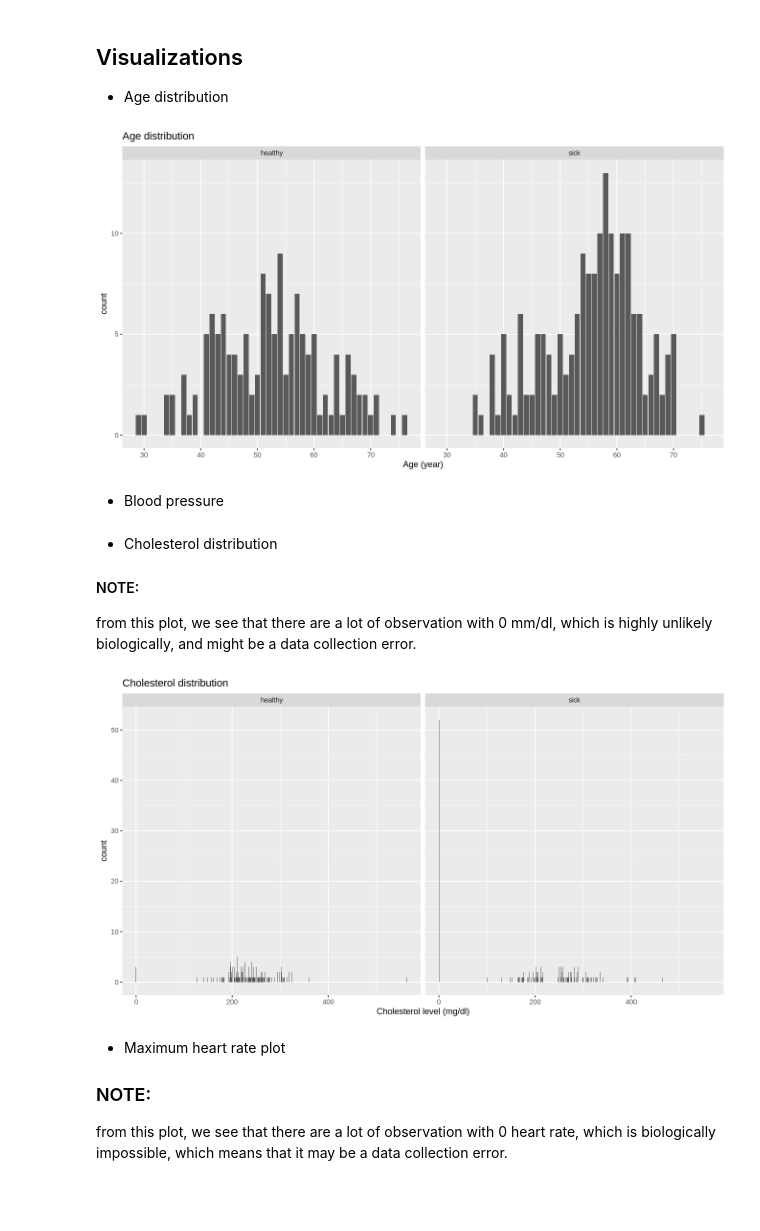
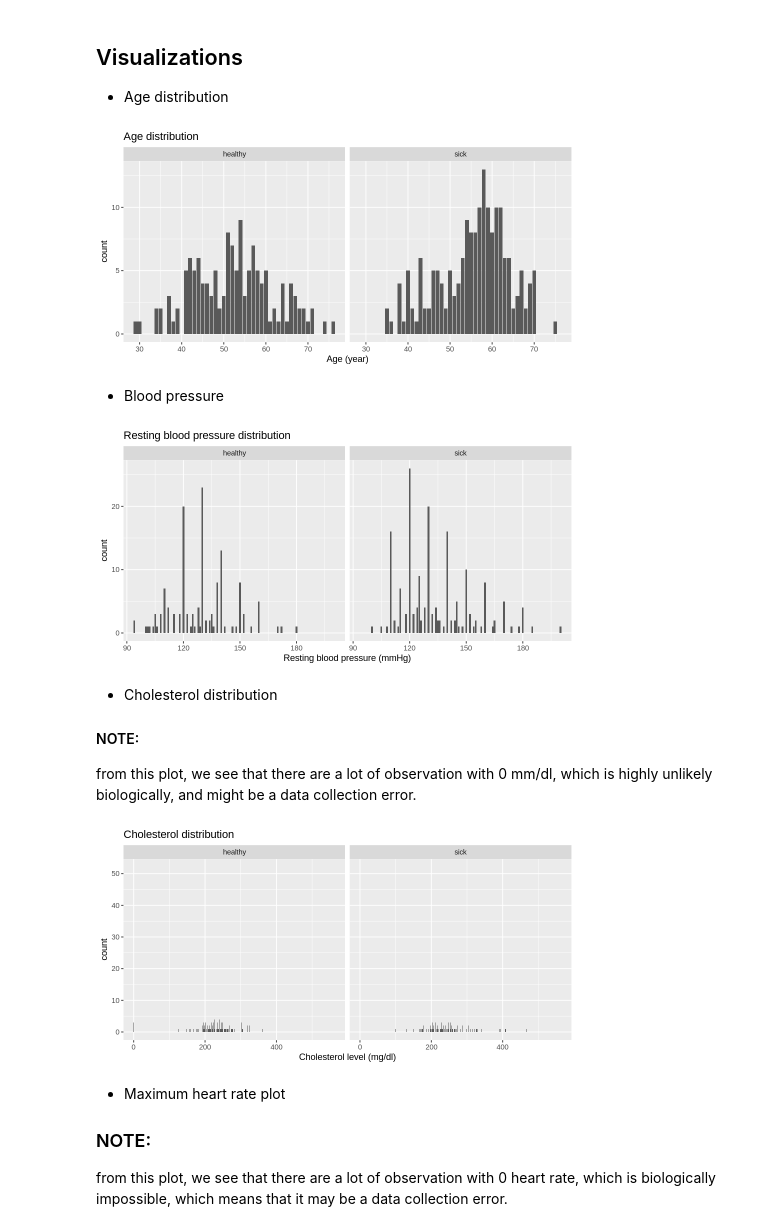
Before and after one commit to charlie-carter/dsci100project, a Jupyter notebook: report.ipynb, the cells around one changed output. Saved outputs shown, nothing was run; the diff lists cells and outputs as text; code cells hidden in the pictures; blank space fills up the shorter version.

Commit message:
added trestbps, cleaned notebook

```diff
--- a/report.ipynb
+++ b/report.ipynb
@@ -139,13 +124,14 @@ Based on **num**, a true/false column needs to be created and will be called **d
 # target is diagnosis based on num
 no_missing_value_data <- combined_data |> filter(age != "?" & trestbps != "?" & chol != "?" & thalach != "?" & num != "?" & thal != "?" & oldpeak != "?")
 data <- no_missing_value_data |>
-    select(age, chol, thalach, num, thal, oldpeak) |>
+    mutate(diagnosis = as_factor(ifelse(num == 0, "healthy", "sick"))) |>
+    select(age, chol, thalach, thal, oldpeak, trestbps, diagnosis) |>
     mutate(age = as.integer(age)) |>
     mutate(chol = as.integer(chol)) |>
     mutate(thalach = as.integer(thalach)) |>
     mutate(thal = as.integer(thal)) |>
     mutate(oldpeak = as.integer(oldpeak)) |>
-    mutate(diagnosis = as_factor(ifelse(num == 0, "healthy", "sick")))
+    mutate(trestbps = as.integer(trestbps))
 head(arrange(data, desc(chol)))
 # %% [output]
 A data.frame: 6 × 7
@@ -202,26 +195,27 @@ A tibble: 2 × 4
 ## Visualizations
 - Age distribution
 # %%
-options(repr.plot.width = 11, repr.plot.height = 6)
 age_plot <- ggplot(training_data, aes(x = age)) +
     geom_bar() +
     facet_grid(cols = vars(diagnosis)) +
     ggtitle("Age distribution") +
     xlab("Age (year)")
 
 age_plot
 # %% [output]
-[figure, old version]
+[figure, new version]
 # %% [markdown]
 - Blood pressure
 # %%
-# blood_pressure_plot <- ggplot(training_data, aes(x = trestbps)) +
-#     geom_bar() +
-#     facet_grid(cols = vars(diagnosis)) +
-#     ggtitle("Resting blood pressure distribution") +
-#     xlab("Resting blood pressure (mmHg)")
+blood_pressure_plot <- ggplot(training_data, aes(x = trestbps)) +
+    geom_bar() +
+    facet_grid(cols = vars(diagnosis)) +
+    ggtitle("Resting blood pressure distribution") +
+    xlab("Resting blood pressure (mmHg)")
 
-# blood_pressure_plot
+blood_pressure_plot
+# %% [output]
+[figure, added]
 # %% [markdown]
 - Cholesterol distribution
 
@@ -236,7 +230,7 @@ chol_plot <- ggplot(training_data, aes(x = chol)) +
 
 chol_plot
 # %% [output]
-[figure, old version]
+[figure, new version]
 # %% [markdown]
 - Maximum heart rate plot
 
```
Also changed, not shown: parts of 17 cells of this notebook.
